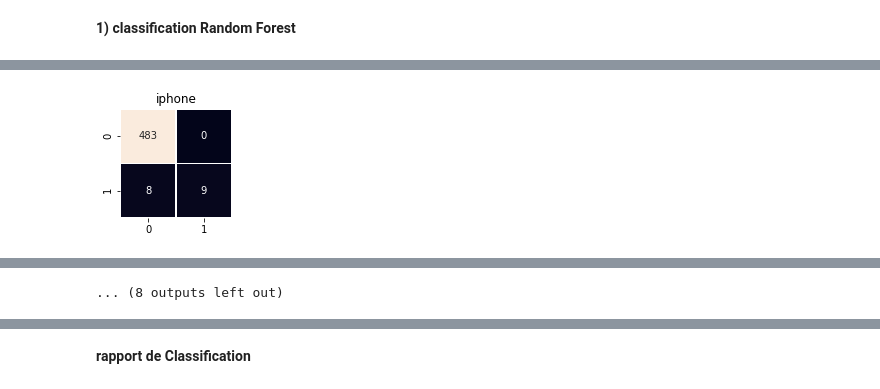
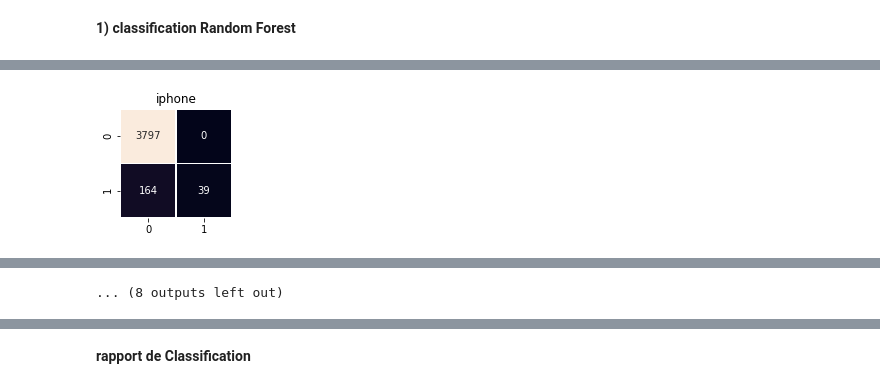
Before and after one commit to Loridan/openclassrooms-iml-projects, a Jupyter notebook: project5/P05_02_notebook_modelisation.ipynb, the cells around one changed output, grey strips where cells are left out. Saved outputs shown, nothing was run; the diff lists cells and outputs as text; code cells hidden in the pictures.

```diff
--- a/project5/P05_02_notebook_modelisation.ipynb
+++ b/project5/P05_02_notebook_modelisation.ipynb
@@ -208,10 +330,10 @@ from sklearn.model_selection import KFold
 logistic_regression = LogisticRegression()
 logistic_regression = MultiOutputClassifier(logistic_regression)
 
-n_C = 8
-estimator__C = np.logspace(4, 7, n_C)
+n_C = 10
+estimator__C = np.logspace(-3, 10, n_C)
 n_jobs=[4]
-estimator__max_iter = [500]
+estimator__max_iter = [400]
 
 hyperparameters = dict(estimator__max_iter = estimator__max_iter,
                        estimator__C = estimator__C,
@@ -288,7 +423,0 @@ for i, label in enumerate(tags.columns.tolist()):
-# %%
-from sklearn.metrics import plot_roc_curve
-
-plt.rcParams.update({'figure.max_open_warning': 0})
-
-for i, label in enumerate(tags.columns.tolist()):
-        plot_roc_curve(gscv_logistic_regression.best_estimator_.estimators_[i], X_val_tfidf, y_val[:,i].T, name=label)
@@ -336,10 +498,10 @@ from sklearn.model_selection import KFold
 
 random_forest = RandomForestClassifier()
 
-n_estimators = [int(x) for x in np.linspace(start = 200, stop = 1000, num = 5)]
+n_estimators = [int(x) for x in np.linspace(start = 400, stop = 1000, num = 3)]
 max_features = ['auto', 'sqrt']
-max_depth = [int(x) for x in np.linspace(10, 110, num = 5)]
-max_depth.append(None)
+max_depth = [int(x) for x in np.linspace(3, 30, num = 5)]
+#max_depth.append(None)
 min_samples_split = [2, 5, 10]
 min_samples_leaf = [1, 2, 4]
 bootstrap = [True, False]
@@ -353,7 +515,7 @@ hyperparameters = dict(n_estimators = n_estimators,
                        n_jobs = n_jobs
                       )
 
-rscv_random_forest = RandomizedSearchCV(random_forest, hyperparameters, n_iter = 50, cv=KFold(3,shuffle=True, random_state=random_state), verbose=2 , random_state=random_state)
+rscv_random_forest = RandomizedSearchCV(random_forest, hyperparameters, n_iter = 50, cv=KFold(3,shuffle=True, random_state=random_state), verbose=2 , random_state=random_state, scoring=scoring)
 
 rscv_random_forest.fit(X_train_tfidf, y_train)
 # %% [output]
@@ -399,5 +570,5 @@ rscv_random_forest.best_params_
 # %%
-y_score_train = rscv_random_forest.predict_proba(X_train_tfidf)
-y_pred_train = rscv_random_forest.predict(X_train_tfidf)
+y_score_train = rscv_random_forest.best_estimator_.predict_proba(X_train_tfidf)
+y_pred_train = rscv_random_forest.best_estimator_.predict(X_train_tfidf)
 classification_report = classification_report.append(get_metrics(y_train, y_score_train, 'random_forest_on_train'))
 # %%
@@ -406,11 +577,5 @@ y_pred_val = rscv_random_forest.predict(X_val_tfidf)
 classification_report = classification_report.append(get_metrics(y_val, y_score_val, 'random_forest_on_val'))
 # %%
-from sklearn.metrics import multilabel_confusion_matrix
-
-ml_confusion_matrix = multilabel_confusion_matrix(y_val, y_pred_val)
-
-for i, label in enumerate(tags.columns.tolist()):
-    fig, ax = plt.subplots(figsize=(2,2))
-    plt.title(label)
-    sns.heatmap(ml_confusion_matrix[i],annot=True, cbar=None,linewidths=.5, fmt="d")
+plot_matconf(y_train,y_pred_train, labels=tags.columns.tolist())
+#plot_matconf(y_val,y_pred_val)
 # %% [output]
@@ -421,2 +586,2 @@ for i, label in enumerate(tags.columns.tolist()):
-[figure, old version]
+[figure, new version]
 [figure]
```
Also changed, not shown: parts of 45 cells of this notebook.
